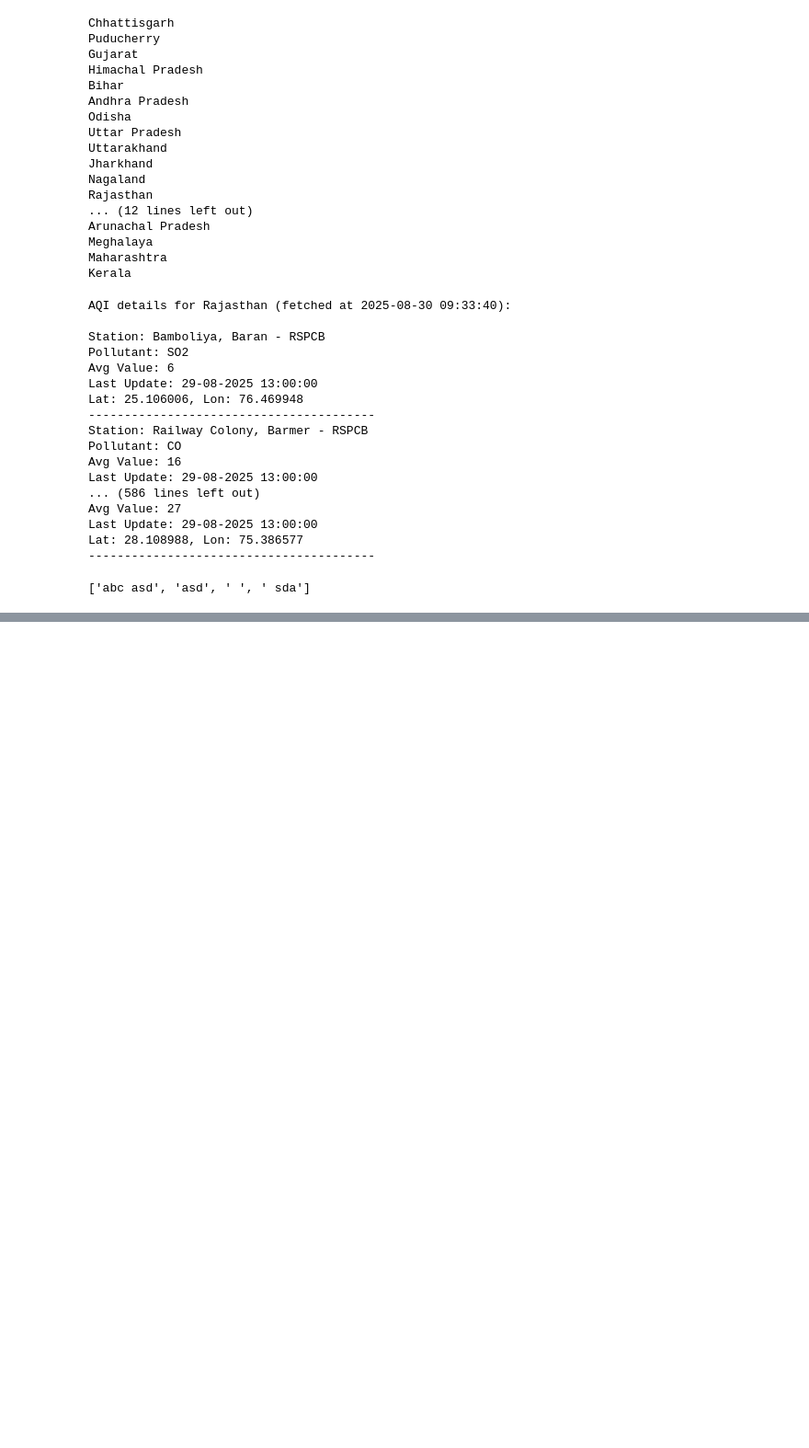
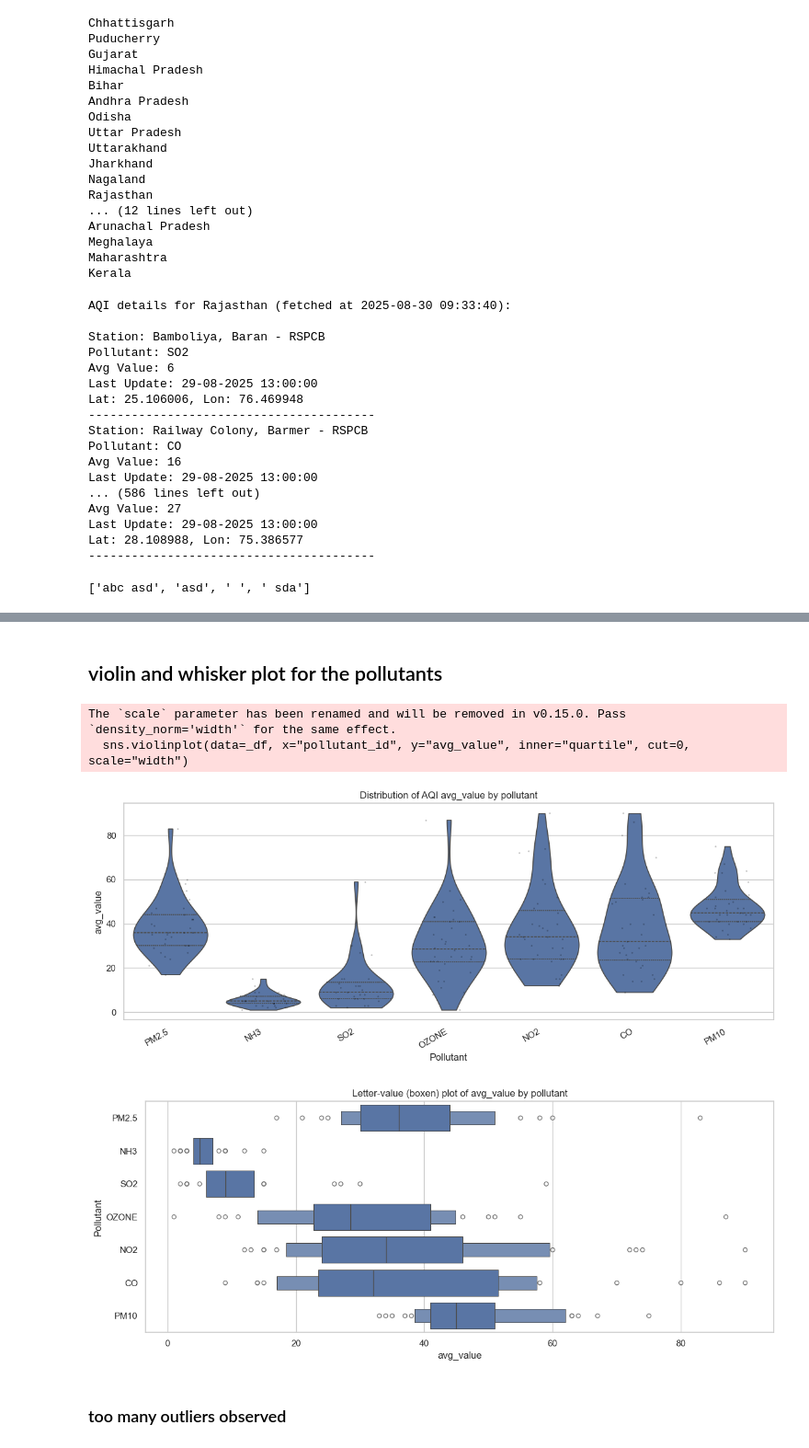
Before and after one commit to lucky-mango/AQI_Dashboard, a Jupyter notebook: demo.ipynb, the cells around one changed output, grey strips where cells are left out. Shown at 92% size. Drawn from its saved outputs; the diff is of its cells as text; code cells hidden in the pictures; blank space fills up the shorter version.

Commit message:
Violin and Wishker in demo

```diff
--- a/demo.ipynb
+++ b/demo.ipynb
@@ -237,0 +329,51 @@ print(states_formated)
+# %% [markdown]
+## violin and whisker plot for the pollutants ##
+# %%
+# Improved visualizations replacing crowded box plot
+import pandas as pd
+import seaborn as sns
+import matplotlib.pyplot as plt
+
+# Use existing state_df if present; otherwise fetch a default
+try:
+    _df = state_df.copy()
+except NameError:
+    try:
+        _df = get_state_data("Delhi", API_KEY)
+    except Exception:
+        _df = pd.DataFrame()
+
+# Ensure numeric values and drop missing
+if not _df.empty and "avg_value" in _df.columns:
+    _df = _df.copy()
+    _df["avg_value"] = pd.to_numeric(_df["avg_value"], errors="coerce")
+    _df = _df.dropna(subset=["avg_value"])
+
+sns.set_theme(style="whitegrid", context="notebook")
+
+# 1) Violin plot + jittered points
+plt.figure(figsize=(12, 5))
+sns.violinplot(data=_df, x="pollutant_id", y="avg_value", inner="quartile", cut=0, scale="width")
+sns.stripplot(data=_df, x="pollutant_id", y="avg_value", color="black", alpha=0.25, jitter=0.25, size=2)
+plt.title("Distribution of AQI avg_value by pollutant")
+plt.xlabel("Pollutant")
+plt.ylabel("avg_value")
+plt.xticks(rotation=30, ha="right")
+plt.tight_layout()
+plt.show()
+
+# 2) Horizontal boxen (letter-value) plot
+plt.figure(figsize=(12, 5))
+sns.boxenplot(data=_df, y="pollutant_id", x="avg_value", orient="h")
+plt.title("Letter-value (boxen) plot of avg_value by pollutant")
+plt.xlabel("avg_value")
+plt.ylabel("Pollutant")
+plt.tight_layout()
+plt.show()
+# %% [output]
+The `scale` parameter has been renamed and will be removed in v0.15.0. Pass `density_norm='width'` for the same effect.
+  sns.violinplot(data=_df, x="pollutant_id", y="avg_value", inner="quartile", cut=0, scale="width")
+[figure, added]
+[figure, added]
+# %% [markdown]
+### too many outliers observed ###
```
Also changed, not shown: parts of 4 cells of this notebook.
